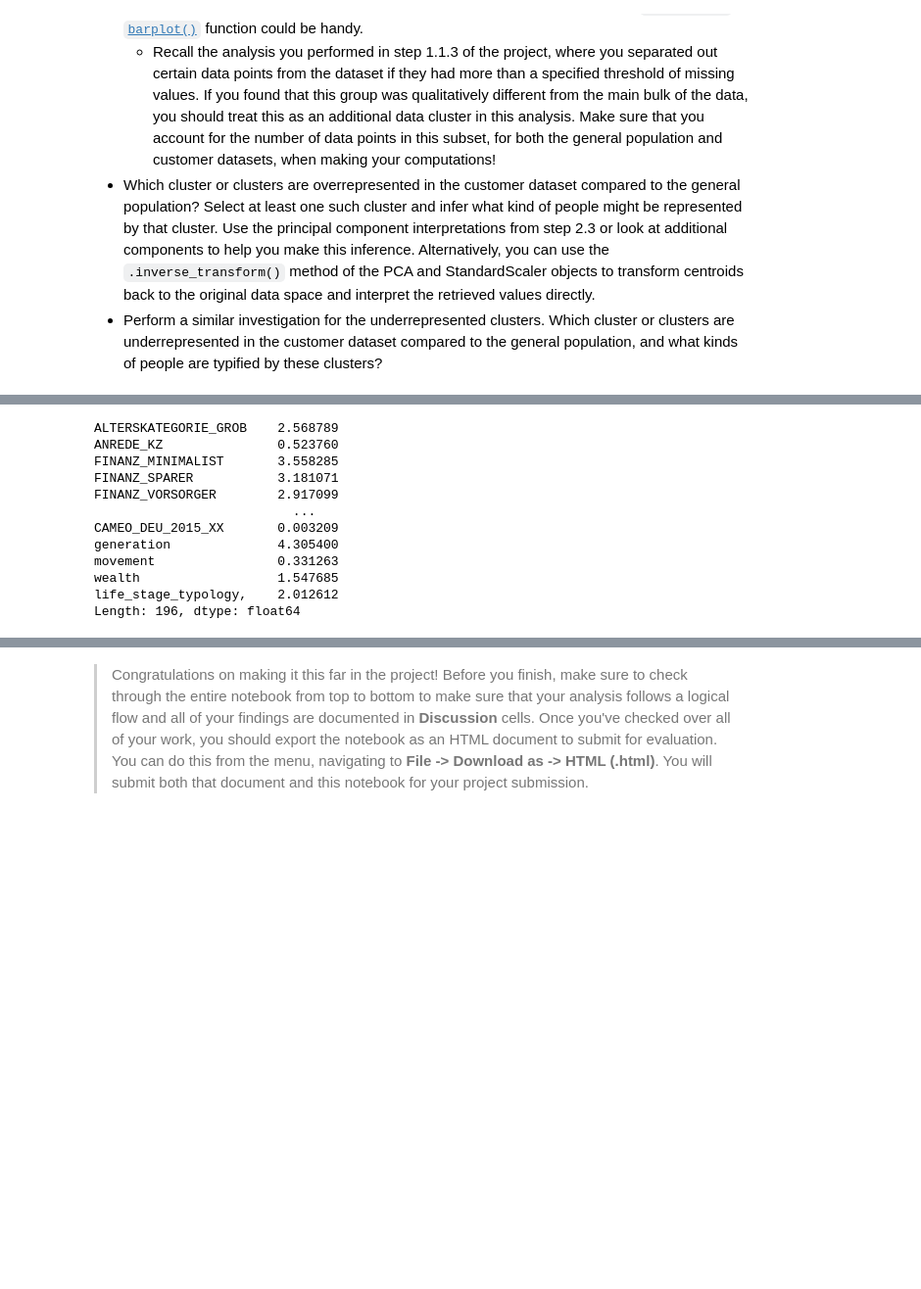
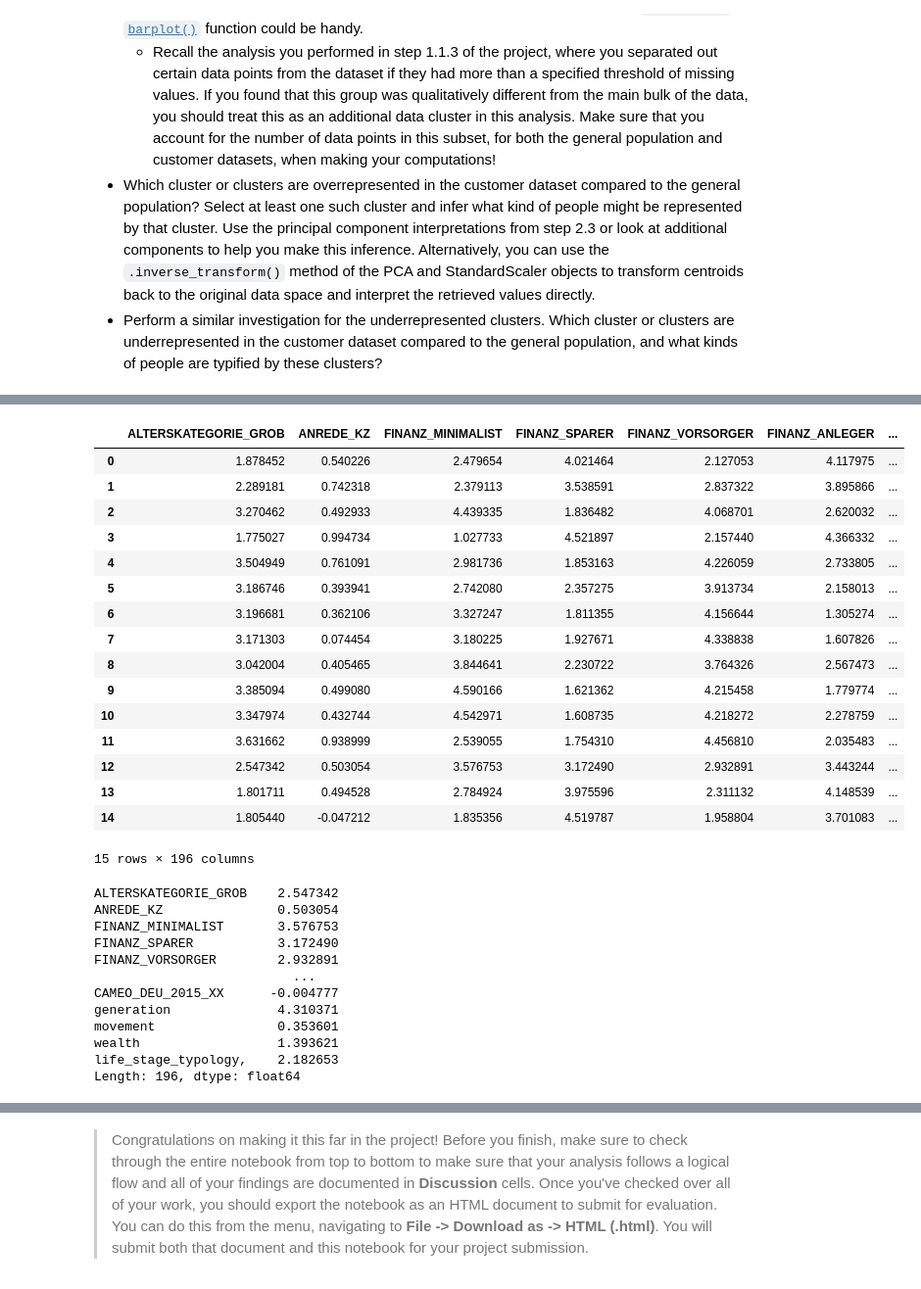
Before and after one commit to malmusfer/Identify_Customer_Segments, a Jupyter notebook: Identify_Customer_Segments.ipynb, the cells around one changed output, grey strips where cells are left out. Shown at 98% size. Saved outputs shown, nothing was run; the diff lists cells and outputs as text; code cells hidden in the pictures; blank space fills up the shorter version.

```diff
--- a/Identify_Customer_Segments.ipynb
+++ b/Identify_Customer_Segments.ipynb
@@ -901,22 +901,45 @@ Text(0.5, 1.0, 'General Clusters')
 # %%
 # What kinds of people are part of a cluster that is overrepresented in the
 # customer data compared to the general population?
-centroid_13 = scaler.inverse_transform(pca.inverse_transform(model_15.cluster_centers_[13]))
+cluster_specs = pd.DataFrame(scaler.inverse_transform(pca.inverse_transform(kmeans.cluster_centers_)))
+# %%
+cluster_specs.columns = features_customers.columns
+cluster_specs
+# %% [output]
+|  | ALTERSKATEGORIE_GROB | ANREDE_KZ | FINANZ_MINIMALIST | FINANZ_SPARER | FINANZ_VORSORGER | FINANZ_ANLEGER | ... |
+| 0 | 1.878452 | 0.540226 | 2.479654 | 4.021464 | 2.127053 | 4.117975 | ... |
+| 1 | 2.289181 | 0.742318 | 2.379113 | 3.538591 | 2.837322 | 3.895866 | ... |
+| 2 | 3.270462 | 0.492933 | 4.439335 | 1.836482 | 4.068701 | 2.620032 | ... |
+| 3 | 1.775027 | 0.994734 | 1.027733 | 4.521897 | 2.157440 | 4.366332 | ... |
+| 4 | 3.504949 | 0.761091 | 2.981736 | 1.853163 | 4.226059 | 2.733805 | ... |
+| 5 | 3.186746 | 0.393941 | 2.742080 | 2.357275 | 3.913734 | 2.158013 | ... |
+| 6 | 3.196681 | 0.362106 | 3.327247 | 1.811355 | 4.156644 | 1.305274 | ... |
+| 7 | 3.171303 | 0.074454 | 3.180225 | 1.927671 | 4.338838 | 1.607826 | ... |
+| 8 | 3.042004 | 0.405465 | 3.844641 | 2.230722 | 3.764326 | 2.567473 | ... |
+| 9 | 3.385094 | 0.499080 | 4.590166 | 1.621362 | 4.215458 | 1.779774 | ... |
+| 10 | 3.347974 | 0.432744 | 4.542971 | 1.608735 | 4.218272 | 2.278759 | ... |
+| 11 | 3.631662 | 0.938999 | 2.539055 | 1.754310 | 4.456810 | 2.035483 | ... |
+| 12 | 2.547342 | 0.503054 | 3.576753 | 3.172490 | 2.932891 | 3.443244 | ... |
+| 13 | 1.801711 | 0.494528 | 2.784924 | 3.975596 | 2.311132 | 4.148539 | ... |
+| 14 | 1.805440 | -0.047212 | 1.835356 | 4.519787 | 1.958804 | 3.701083 | ... |
+15 rows × 196 columns
 # %%
-overrepresented_c = pd.Series(data = centroid_13, index = features_customers.columns)
+#ino ther way
+centroid_12 = scaler.inverse_transform(pca.inverse_transform(model_15.cluster_centers_[12]))
+overrepresented_c = pd.Series(data = centroid_12, index = features_customers.columns)
 overrepresented_c
 # %% [output]
-ALTERSKATEGORIE_GROB    2.568789
-ANREDE_KZ               0.523760
-FINANZ_MINIMALIST       3.558285
-FINANZ_SPARER           3.181071
-FINANZ_VORSORGER        2.917099
+ALTERSKATEGORIE_GROB    2.547342
+ANREDE_KZ               0.503054
+FINANZ_MINIMALIST       3.576753
+FINANZ_SPARER           3.172490
+FINANZ_VORSORGER        2.932891
                           ...
-CAMEO_DEU_2015_XX       0.003209
-generation              4.305400
-movement                0.331263
-wealth                  1.547685
-life_stage_typology,    2.012612
+CAMEO_DEU_2015_XX      -0.004777
+generation              4.310371
+movement                0.353601
+wealth                  1.393621
+life_stage_typology,    2.182653
 Length: 196, dtype: float64
 # %%
 # What kinds of people are part of a cluster that is underrepresented in the
```
Also changed, not shown: parts of 5 cells of this notebook.
